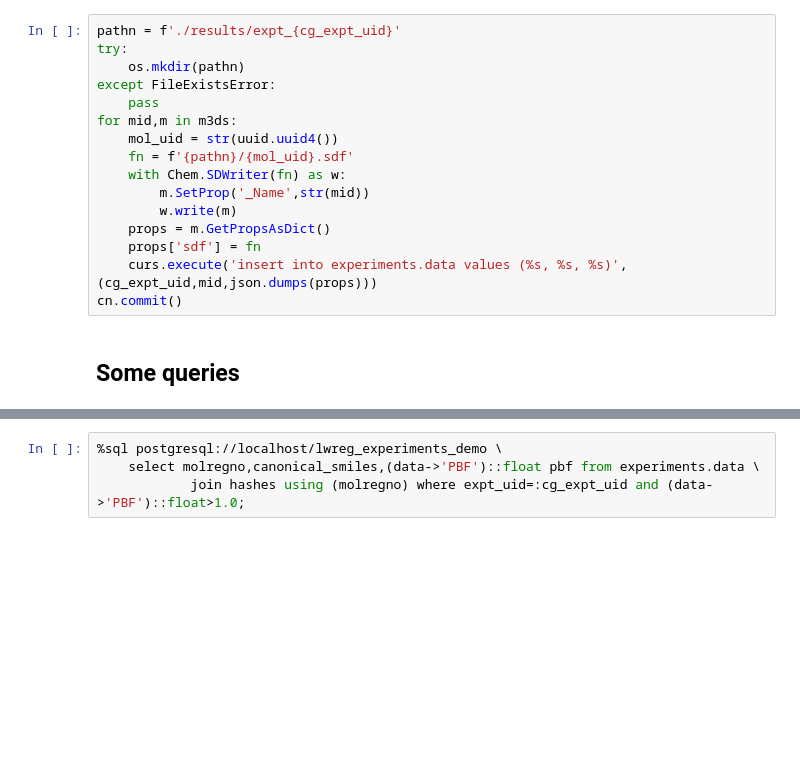
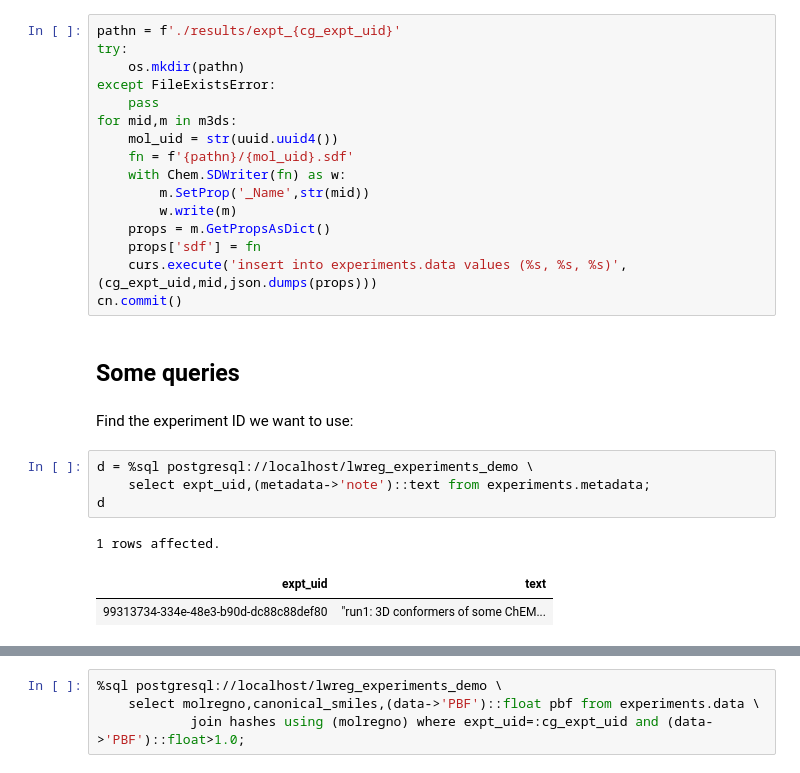
Before and after one commit to rinikerlab/lightweight-registration, a Jupyter notebook: demos/02_computational_experiment_1.ipynb, the cells around one changed output, grey strips where cells are left out. Cells and saved outputs as stored; diff of their text form; blank space fills up the shorter version.

```diff
--- a/demos/02_computational_experiment_1.ipynb
+++ b/demos/02_computational_experiment_1.ipynb
@@ -182,3 +184,13 @@ for mid,m in m3ds:
 cn.commit()
 # %% [markdown]
 ## Some queries
+# %% [markdown]
+Find the experiment ID we want to use:
+# %%
+d = %sql postgresql://localhost/lwreg_experiments_demo \
+    select expt_uid,(metadata->'note')::text from experiments.metadata;
+d
+# %% [output]
+1 rows affected.
+| expt_uid | text |
+| 99313734-334e-48e3-b90d-dc88c88def80 | "run1: 3D conformers of some ChEM... |
```
Also changed, not shown: parts of 24 cells of this notebook.
